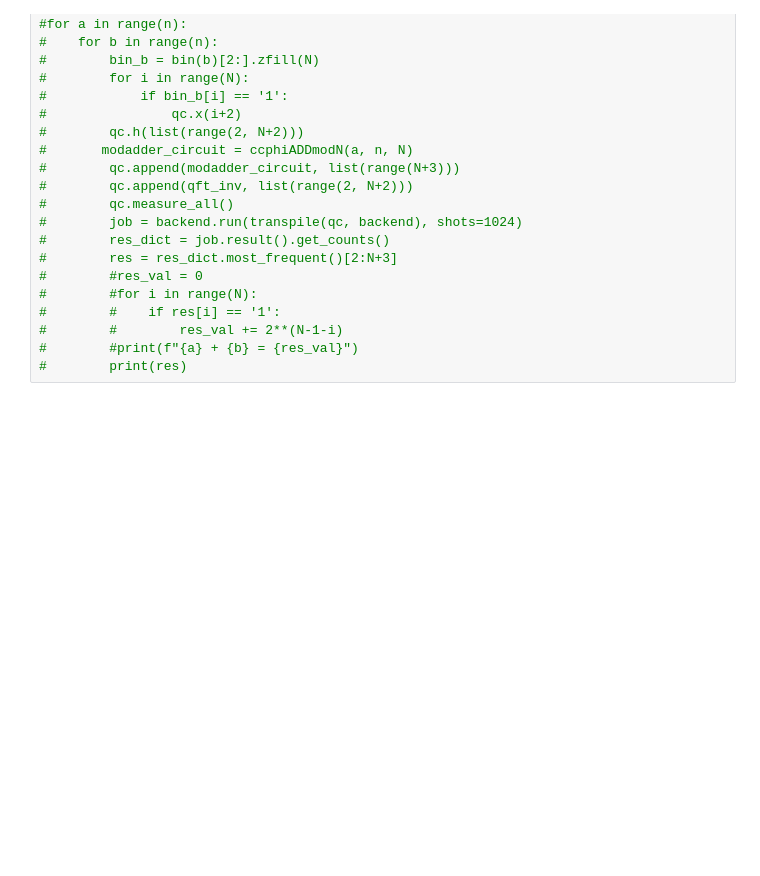
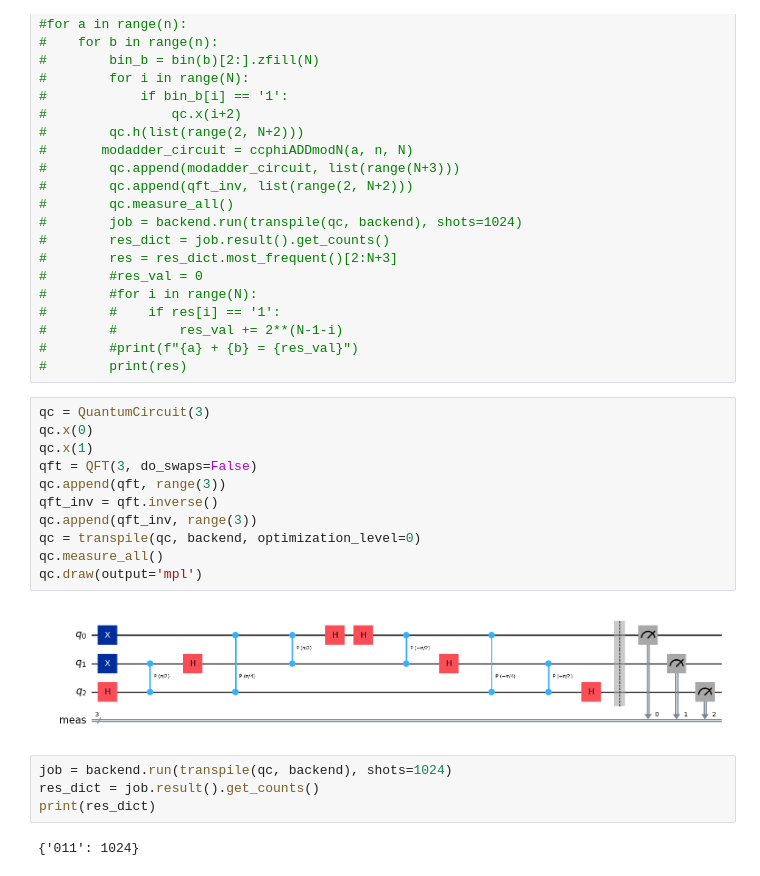
Before and after one commit to xuelx1/LearnQC, a Jupyter notebook: modular.ipynb, the cells around one changed output. Cells and saved outputs as stored; diff of their text form; blank space fills up the shorter version.

```diff
--- a/modular.ipynb
+++ b/modular.ipynb
@@ -152,3 +158,22 @@ print(res_dict)
 #        #        res_val += 2**(N-1-i)
 #        #print(f"{a} + {b} = {res_val}")
 #        print(res)
+# %%
+qc = QuantumCircuit(3)
+qc.x(0)
+qc.x(1)
+qft = QFT(3, do_swaps=False)
+qc.append(qft, range(3))
+qft_inv = qft.inverse()
+qc.append(qft_inv, range(3))
+qc = transpile(qc, backend, optimization_level=0)
+qc.measure_all()
+qc.draw(output='mpl')
+# %% [output]
+[figure, added]
+# %%
+job = backend.run(transpile(qc, backend), shots=1024)
+res_dict = job.result().get_counts()
+print(res_dict)
+# %% [output]
+{'011': 1024}
```
Also changed, not shown: parts of 5 cells of this notebook, 1 other file.
